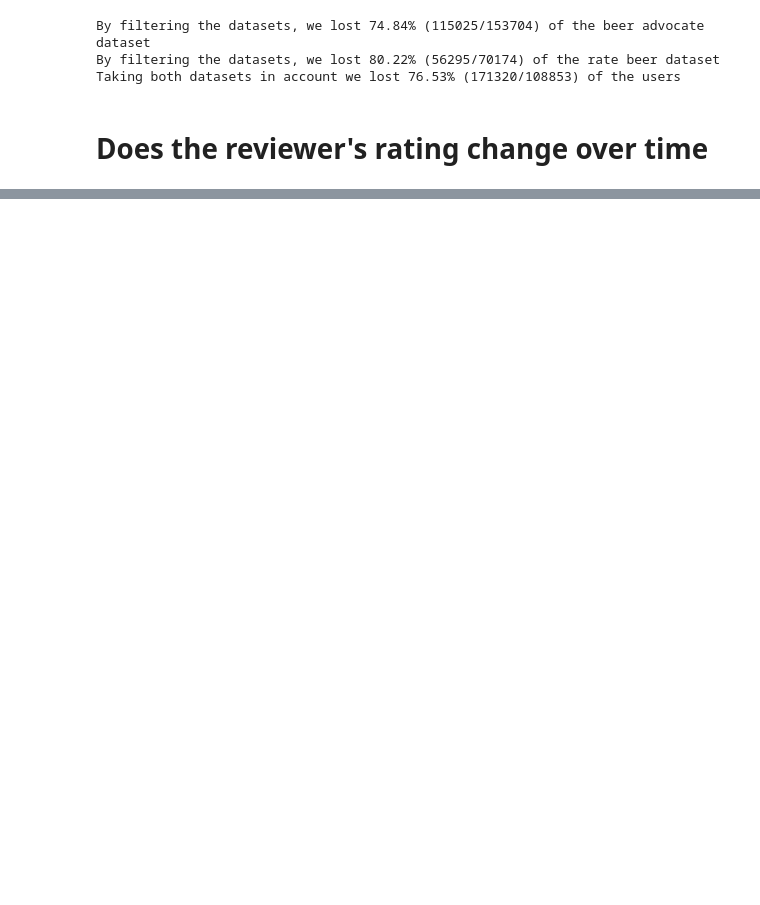
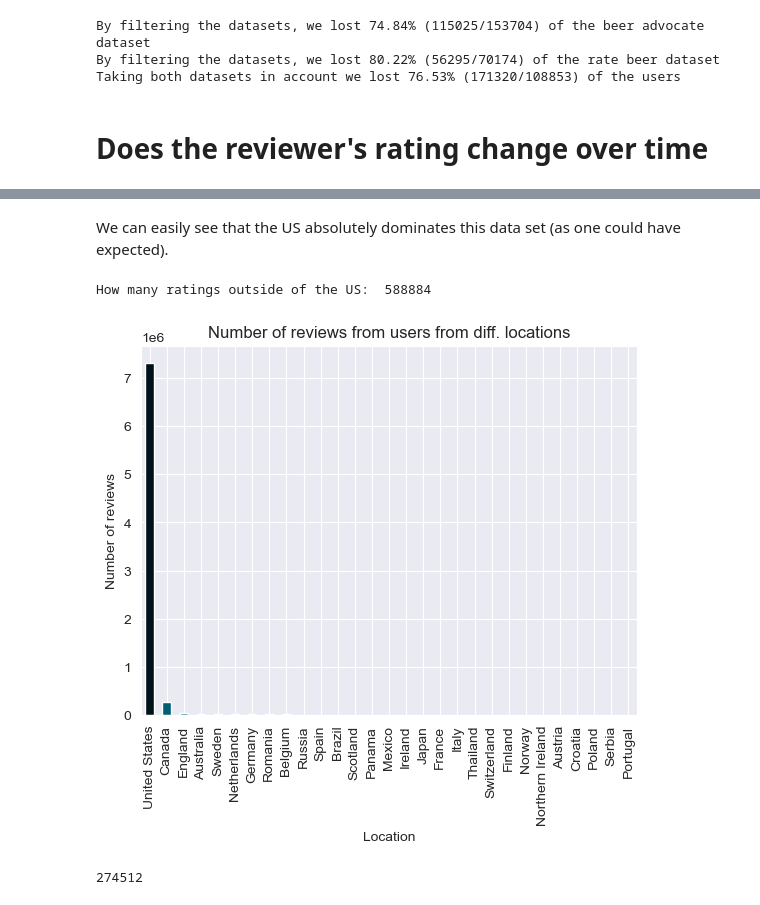
Before and after one commit to epfl-ada/ada-2024-project-thefivedatawranglers, a Jupyter notebook: analysis.ipynb, the cells around one changed output, grey strips where cells are left out. Drawn from its saved outputs; the diff is of its cells as text; code cells hidden in the pictures; blank space fills up the shorter version.

```diff
--- a/analysis.ipynb
+++ b/analysis.ipynb
@@ -46,0 +85,26 @@ Taking both datasets in account we lost 76.53% (171320/108853) of the users
+# %% [markdown]
+We can easily see that the US absolutely dominates this data set (as one could have expected).
+# %%
+# let's look at the chart if we take the US as one country
+df_ba_sum_rat_us = df_ba_sum_rat[df_ba_sum_rat.index.str.contains("United States, ")]
+df_ba_sum_rat_us_as1 = df_ba_sum_rat[~df_ba_sum_rat.index.str.contains("United States, ")]
+print("How many ratings outside of the US: ", df_ba_sum_rat_us_as1.sum())
+
+df_ba_sum_rat_us_as1.loc["United States"] = df_ba_sum_rat_us.sum()
+
+df_ba_sum_rat_us_as1_cutoff = df_ba_sum_rat_us_as1[df_ba_sum_rat_us_as1 > 2000].sort_values(ascending=False)
+
+# plotting
+df_ba_sum_rat_us_as1_cutoff.plot(kind="bar", color=colors[:len(df_ba_sum_rat_us_as1_cutoff)])
+plt.xlabel("Location")
+plt.ylabel("Number of reviews")
+plt.title("Number of reviews from users from diff. locations")
+
+plt.show()
+# %% [output]
+How many ratings outside of the US:  588884
+[figure, added]
+# %%
+print(df_ba_sum_rat["Canada"])
+# %% [output]
+274512
```
Also changed, not shown: parts of 17 cells of this notebook.
